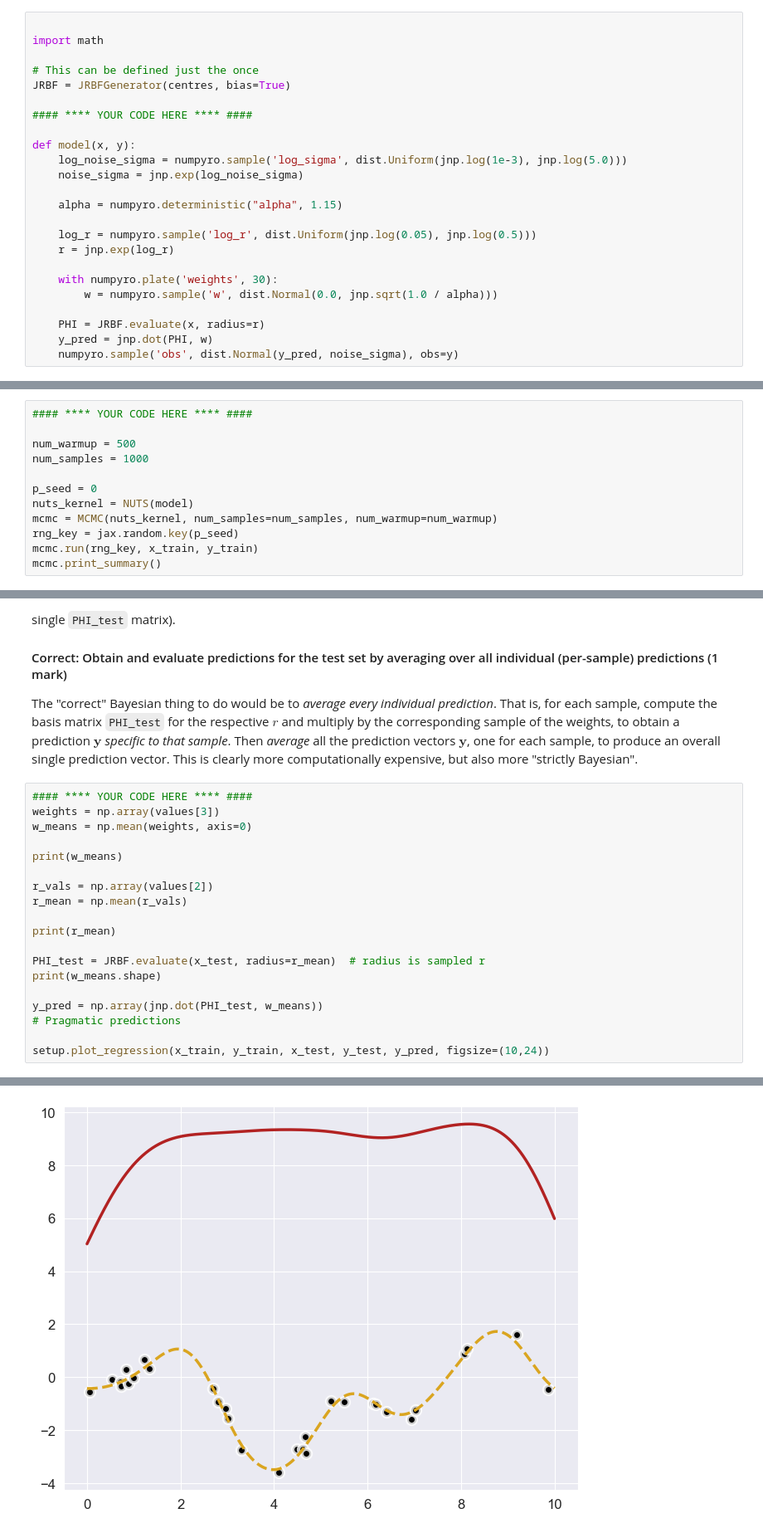
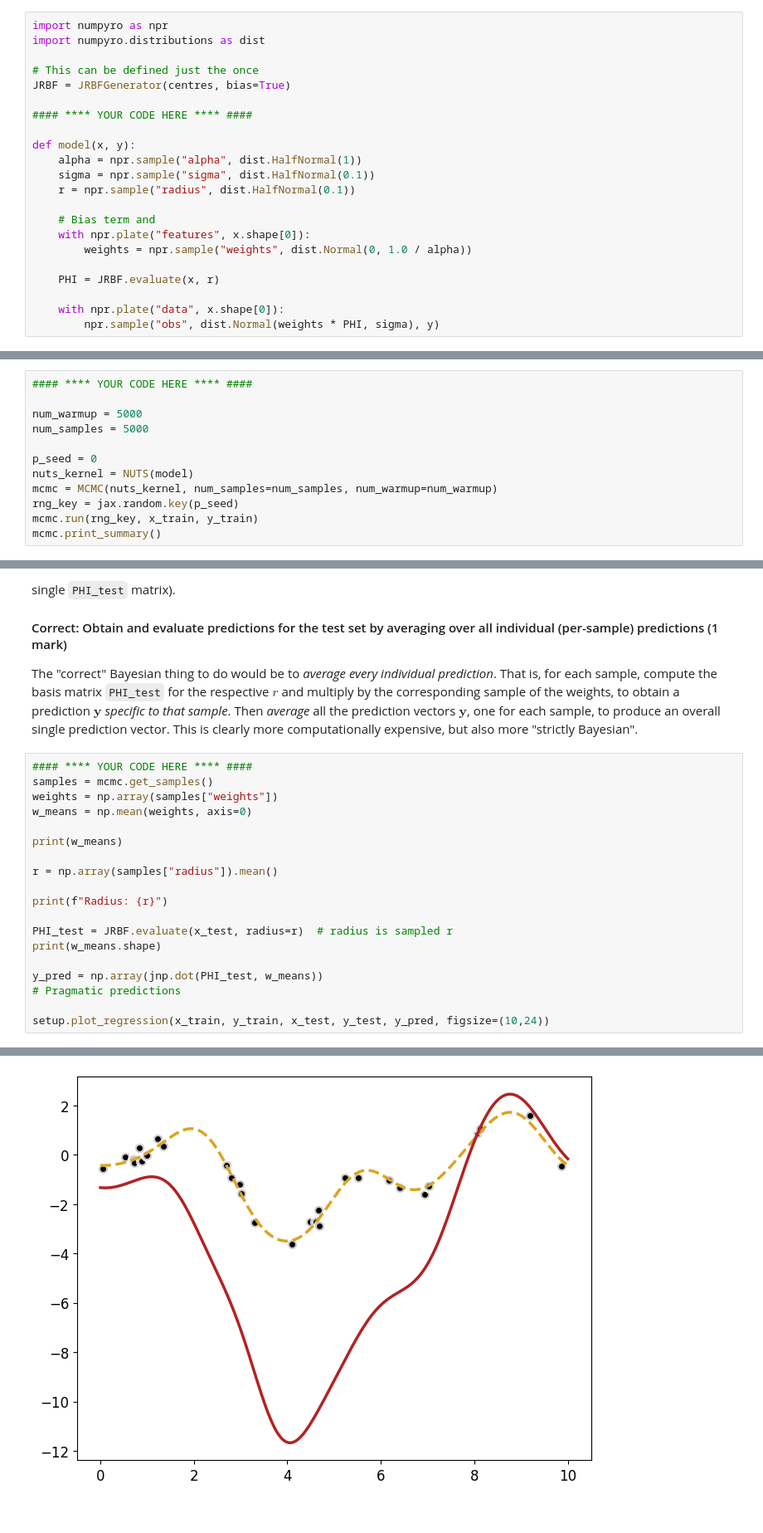
Before and after one commit to jevetts1/bml-coursework-1, a Jupyter notebook: Bayesian Coursework Part A/Assessment1-PartA.ipynb, the cells around one changed output, grey strips where cells are left out. Shown at 83% size. Cells and saved outputs as stored; diff of their text form.

```diff
--- a/Bayesian Coursework Part A/Assessment1-PartA.ipynb
+++ b/Bayesian Coursework Part A/Assessment1-PartA.ipynb
@@ -740,8 +737,8 @@ The function will need to specify the distributions  for each variable (or set o
 
 How to specify the observation model and prior over $\mathbf{w}$ should be relatively straightforward. It may be less clear as to what hyper-priors you might use for $\alpha$, $\sigma$ and $r$. You are free to adopt your own choices here. That said, in previous examples we have opted for *uniform* priors over a *logarithmic* scale, so this might also be a reasonable approach.
 # %%
-
-import math
+import numpyro as npr
+import numpyro.distributions as dist
 
 # This can be defined just the once
 JRBF = JRBFGenerator(centres, bias=True)
@@ -749,20 +746,18 @@ JRBF = JRBFGenerator(centres, bias=True)
 #### **** YOUR CODE HERE **** ####
 
 def model(x, y):
-    log_noise_sigma = numpyro.sample('log_sigma', dist.Uniform(jnp.log(1e-3), jnp.log(5.0)))
-    noise_sigma = jnp.exp(log_noise_sigma)
+    alpha = npr.sample("alpha", dist.HalfNormal(1))
+    sigma = npr.sample("sigma", dist.HalfNormal(0.1))
+    r = npr.sample("radius", dist.HalfNormal(0.1))
 
-    alpha = numpyro.deterministic("alpha", 1.15)
+    # Bias term and
+    with npr.plate("features", x.shape[0]):
+        weights = npr.sample("weights", dist.Normal(0, 1.0 / alpha))
 
-    log_r = numpyro.sample('log_r', dist.Uniform(jnp.log(0.05), jnp.log(0.5)))
-    r = jnp.exp(log_r)
+    PHI = JRBF.evaluate(x, r)
 
-    with numpyro.plate('weights', 30):
-        w = numpyro.sample('w', dist.Normal(0.0, jnp.sqrt(1.0 / alpha)))
-
-    PHI = JRBF.evaluate(x, radius=r)
-    y_pred = jnp.dot(PHI, w)
-    numpyro.sample('obs', dist.Normal(y_pred, noise_sigma), obs=y)
+    with npr.plate("data", x.shape[0]):
+        npr.sample("obs", dist.Normal(weights * PHI, sigma), y)
 # %% [markdown]
 ## Task 3b
 
@@ -813,8 +806,8 @@ You may notice though that the number of effective samples `n_eff` is considerab
 # %%
 #### **** YOUR CODE HERE **** ####
 
-num_warmup = 500
-num_samples = 1000
+num_warmup = 5000
+num_samples = 5000
 
 p_seed = 0
 nuts_kernel = NUTS(model)
@@ -934,17 +920,17 @@ The most computationally efficient predictions might arguably be derived from ev
 The "correct" Bayesian thing to do would be to *average every individual prediction*. That is, for each sample, compute the basis matrix `PHI_test` for the respective $r$ and multiply by the corresponding sample of the weights, to obtain a prediction $\mathbf{y}$ *specific to that sample*. Then *average* all the prediction vectors $\mathbf{y}$, one for each sample, to produce an overall single prediction vector. This is clearly more computationally expensive, but also more "strictly Bayesian".
 # %%
 #### **** YOUR CODE HERE **** ####
-weights = np.array(values[3])
+samples = mcmc.get_samples()
+weights = np.array(samples["weights"])
 w_means = np.mean(weights, axis=0)
 
 print(w_means)
 
-r_vals = np.array(values[2])
-r_mean = np.mean(r_vals)
+r = np.array(samples["radius"]).mean()
 
-print(r_mean)
+print(f"Radius: {r}")
 
-PHI_test = JRBF.evaluate(x_test, radius=r_mean)  # radius is sampled r
+PHI_test = JRBF.evaluate(x_test, radius=r)  # radius is sampled r
 print(w_means.shape)
 
 y_pred = np.array(jnp.dot(PHI_test, w_means))
@@ -961,2 +947,2 @@ setup.plot_regression(x_train, y_train, x_test, y_test, y_pred, figsize=(10,24))
 (30,)
-[figure, old version]
+[figure, new version]
```
Also changed, not shown: parts of 17 cells of this notebook, 1 other file.
